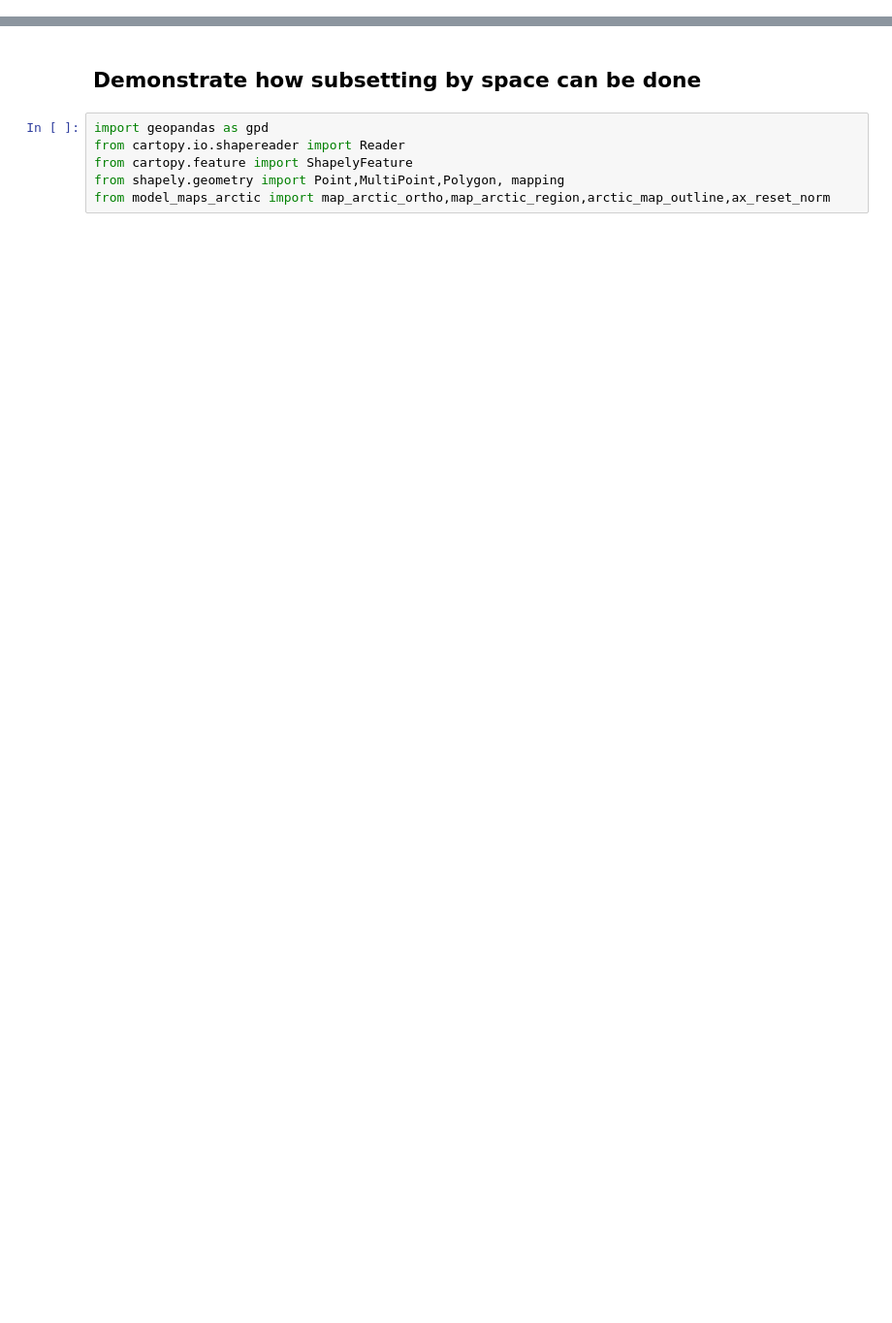
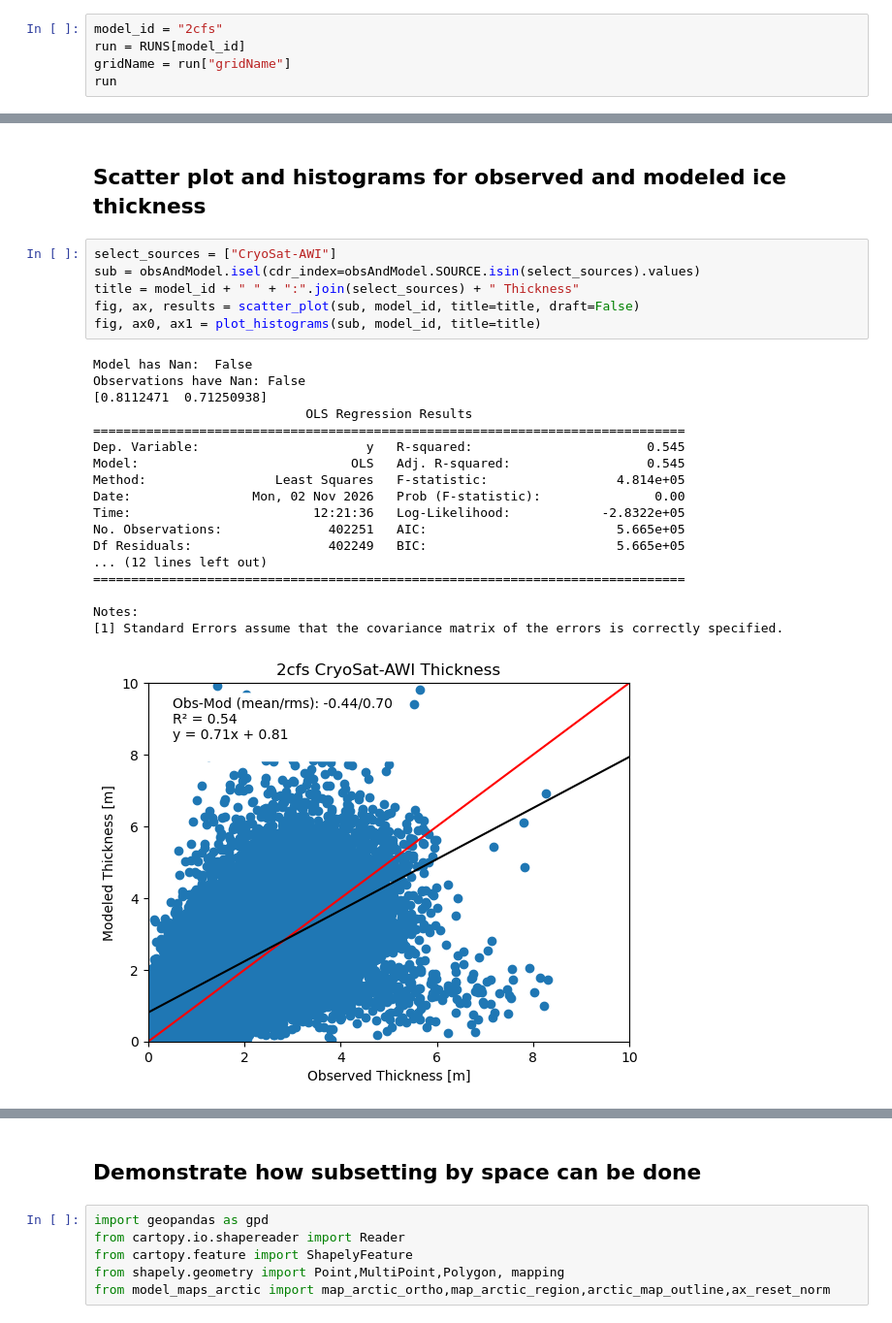
Before and after one commit to axelschweiger/thickCDR, a Jupyter notebook: CompareThickCDR_and_model.ipynb, the cells around one changed output, grey strips where cells are left out. Shown at 97% size. Saved outputs shown, nothing was run; the diff lists cells and outputs as text; blank space fills up the shorter version.

```diff
--- a/CompareThickCDR_and_model.ipynb
+++ b/CompareThickCDR_and_model.ipynb
@@ -212,0 +34,5 @@ Notes:
+# %%
+model_id = "2cfs"
+run = RUNS[model_id]
+gridName = run["gridName"]
+run
@@ -212,0 +185,27 @@ Notes:
+# %% [markdown]
+## Scatter plot and histograms for observed and modeled ice thickness
+# %%
+select_sources = ["CryoSat-AWI"]
+sub = obsAndModel.isel(cdr_index=obsAndModel.SOURCE.isin(select_sources).values)
+title = model_id + " " + ":".join(select_sources) + " Thickness"
+fig, ax, results = scatter_plot(sub, model_id, title=title, draft=False)
+fig, ax0, ax1 = plot_histograms(sub, model_id, title=title)
+# %% [output]
+Model has Nan:  False
+Observations have Nan: False
+[0.8112471  0.71250938]
+                            OLS Regression Results
+==============================================================================
+Dep. Variable:                      y   R-squared:                       0.545
+Model:                            OLS   Adj. R-squared:                  0.545
+Method:                 Least Squares   F-statistic:                 4.814e+05
+Date:                Mon, 02 Nov 2026   Prob (F-statistic):               0.00
+Time:                        12:21:36   Log-Likelihood:            -2.8322e+05
+No. Observations:              402251   AIC:                         5.665e+05
+Df Residuals:                  402249   BIC:                         5.665e+05
+... (12 lines left out)
+==============================================================================
+
+Notes:
+[1] Standard Errors assume that the covariance matrix of the errors is correctly specified.
+[figure, added]
```
Also changed, not shown: parts of 49 cells of this notebook, 2 other files.
